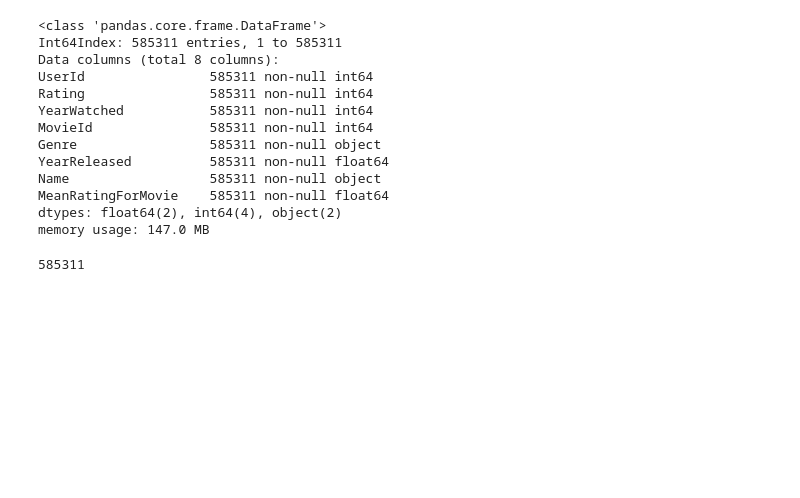
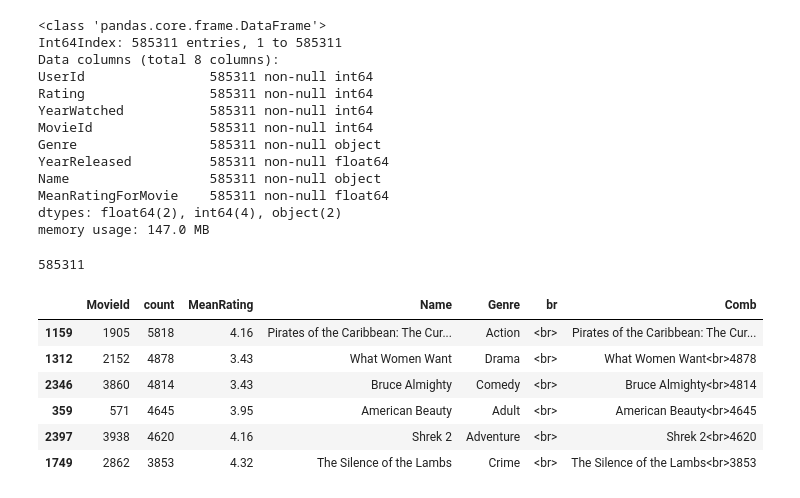
Before and after one commit to ShriPunta/Netflix-Graph-Dataset-Project, a Jupyter notebook: ExtractingInsights.ipynb, the cells around one changed output. Drawn from its saved outputs; the diff is of its cells as text; code cells hidden in the pictures; blank space fills up the shorter version.

```diff
--- a/ExtractingInsights.ipynb
+++ b/ExtractingInsights.ipynb
@@ -159,15 +159,26 @@ movie_name_map
 # %%
 movieCount_df = pd.DataFrame({'count' : processed_file_df.groupby( [ "MovieId"] ).size()})
 movieCount_df['MeanRating'] = processed_file_df.groupby( [ "MovieId"])['Rating'].mean()
 movieCount_df.reset_index(inplace=True)
 
 #Need memory optimization, convert the object type to numeric
 movieCount_df['MovieId'] = pd.to_numeric(movieCount_df['MovieId'],errors='ignore')
 
 movieCount_df['Name'] = movieCount_df['MovieId'].map(movie_name_map)
 
 movieCount_df['Name'], movieCount_df['Genre'] = movieCount_df['Name'].str.split('|', 1).str
 movieCount_df = movieCount_df.round(decimals=2)
 movieCounthead= movieCount_df.sort_values(by='count',ascending=False).head()
+movieCountCrime = movieCount_df[movieCount_df['Genre']=='Crime'].sort_values(by='count',ascending=False).head(1)
+movieCounthead = pd.concat([movieCounthead,movieCountCrime])
 movieCounthead['br'] = "<br>"
 movieCounthead['Comb'] = movieCounthead['Name'].astype(str) + movieCounthead['br'].astype(str) + movieCounthead['count'].astype(str)
+movieCounthead
+# %% [output]
+|  | MovieId | count | MeanRating | Name | Genre | br | Comb |
+| 1159 | 1905 | 5818 | 4.16 | Pirates of the Caribbean: The Cur... | Action | <br> | Pirates of the Caribbean: The Cur... |
+| 1312 | 2152 | 4878 | 3.43 | What Women Want | Drama | <br> | What Women Want<br>4878 |
+| 2346 | 3860 | 4814 | 3.43 | Bruce Almighty | Comedy | <br> | Bruce Almighty<br>4814 |
+| 359 | 571 | 4645 | 3.95 | American Beauty | Adult | <br> | American Beauty<br>4645 |
+| 2397 | 3938 | 4620 | 4.16 | Shrek 2 | Adventure | <br> | Shrek 2<br>4620 |
+| 1749 | 2862 | 3853 | 4.32 | The Silence of the Lambs | Crime | <br> | The Silence of the Lambs<br>3853 |
```
Also changed, not shown: parts of 8 cells of this notebook.
